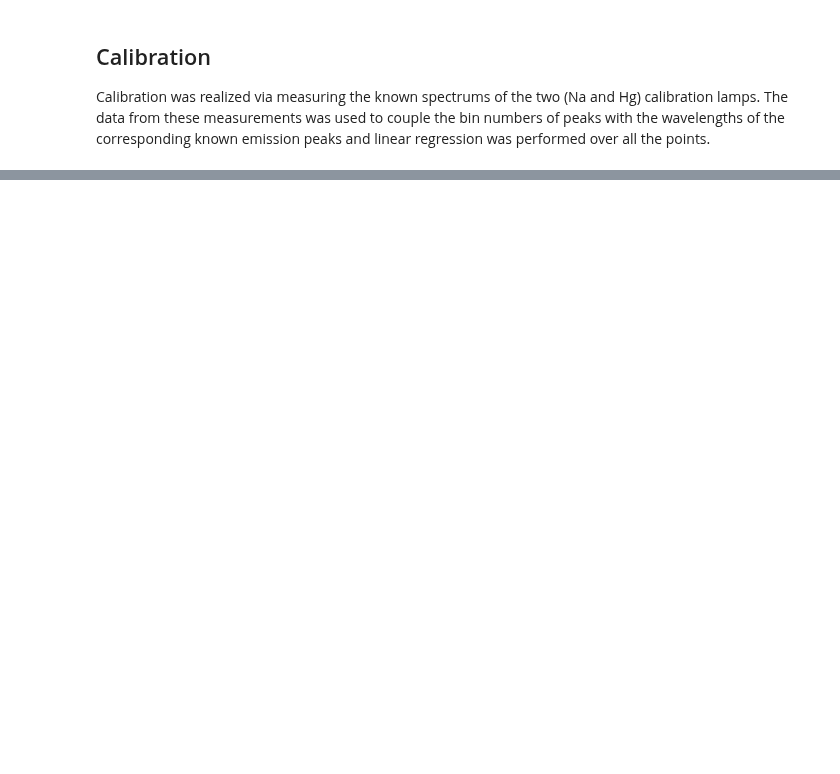
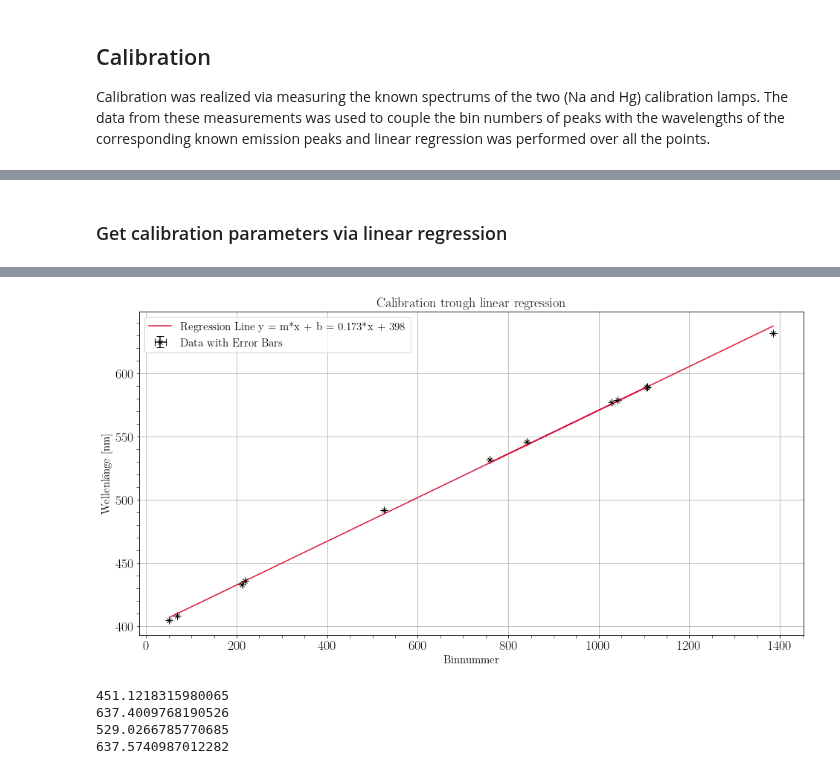
Before and after one commit to MayerPablo/FP, a Jupyter notebook: Jod/Jod.ipynb, the cells around one changed output, grey strips where cells are left out. Cells and saved outputs as stored; diff of their text form; code cells hidden in the pictures; blank space fills up the shorter version.

```diff
--- a/Jod/Jod.ipynb
+++ b/Jod/Jod.ipynb
@@ -209,26 +241,35 @@ Calibration was realized via measuring the known spectrums of the two (Na and Hg
+# %% [markdown]
+### Get calibration parameters via linear regression
 # %%
-# binNumbersHg = np.array([])
-# binNumbersNa = np.array([])
+binNumbersHg = np.array([51, 68, 212, 218, 525, 841, 1028, 1041])
+binNumbersNa = np.array([1104, 1107])
+binNumbersLaser = np.array([intensitiesGreen.argmax(), intensitiesRed.argmax()])
+#binNumberLED = np.array()
 
-# wavelengthsHg = np.array([253.65, 312.57, 365.02, 404.66, 435.84, 546.07]) # nm
-# wavelengthsNa = np.array([]) # nm
+print(binNumbersHg.shape)
+# Source: Typical spectra of Oriel Spectral Lamps Oriel Optics Corporation 1 Market Street Stamford connecticut 06902
+# Figure 36 & 35
+wavelengthsHg = np.array([404.6, 407.78, 432.92, 435.84, 491.60, 546.07, 576.96, 579.07]) # nm
+wavelengthsNa = np.array([589.0, 589.6]) # nm
+wavelengthsLaser = np.array([532.0, 632.0])
 
-# binNumbers = np.append(binNumbersHg, binNumbersX)
-# wavelegnths = np.append(wavelengthsHg, wavelengthsX)
 
-#m = bestM(binNumbers, wavelegnths)
-#b = bestB(binNumbers, wavelegnths)
+binNumbers = np.concatenate((binNumbersHg, binNumbersNa, binNumbersLaser))
+wavelengths = np.concatenate((wavelengthsHg, wavelengthsNa, wavelengthsLaser))
+
+m = bestM(binNumbers, wavelengths)
+b = bestB(binNumbers, wavelengths)
 
 # Adjust plot size
 plt.figure(figsize=(16, 8))
 
 # Draw the Datapoints
-plt.errorbar(bins, wavelengths, xerr=LichtLaufstrecke2Err,
-             yerr=delayErr, fmt='x', capsize=5, label='Data with Error Bars', color='black')
+plt.errorbar(binNumbers, wavelengths, xerr=0,
+             yerr=0, fmt='x', capsize=5, label='Data with Error Bars', color='black')
 
 # Draw the regression curve
-plt.plot(, mTeil2 * zeichenBereichTeil2 + bTeil2, color='crimson',
-         label=f'Regression Line y = m*x + b = {m}*x + {b}')
+plt.plot(binNumbers, m * binNumbers + b, color='crimson',
+         label=f'Regression Line y = $m*x + b = {m:.3f}*x + {b:.0f}$')
 
 # Axislabels
 plt.xlabel(r'Binnummer')
@@ -237,4 +278,13 @@ plt.title("Calibration trough linear regression")
 
 plt.legend()
 plt.show()
+
+print(308*m+b) # 450
+print(1384*m+b) # 632
+
+print(intensitiesGreen.argmax()*m+b) # should be 522 nm
+print(intensitiesRed.argmax()*m+b) # should be 632 nm
+#while True:
+#    eingabe = int(input("Angezeigte Wellenlänge: "))
+#    print("Echte Wellenlänge",eingabe,"-->",eingabe*m+b)
 # %% [output]
@@ -241,0 +292,5 @@ SyntaxError: invalid syntax (<ipython-input-6-c6163801de65>, line 18)
+[figure, added]
+451.1218315980065
+637.4009768190526
+529.0266785770685
+637.5740987012282
```
Also changed, not shown: parts of 7 cells of this notebook, 14 other files.
